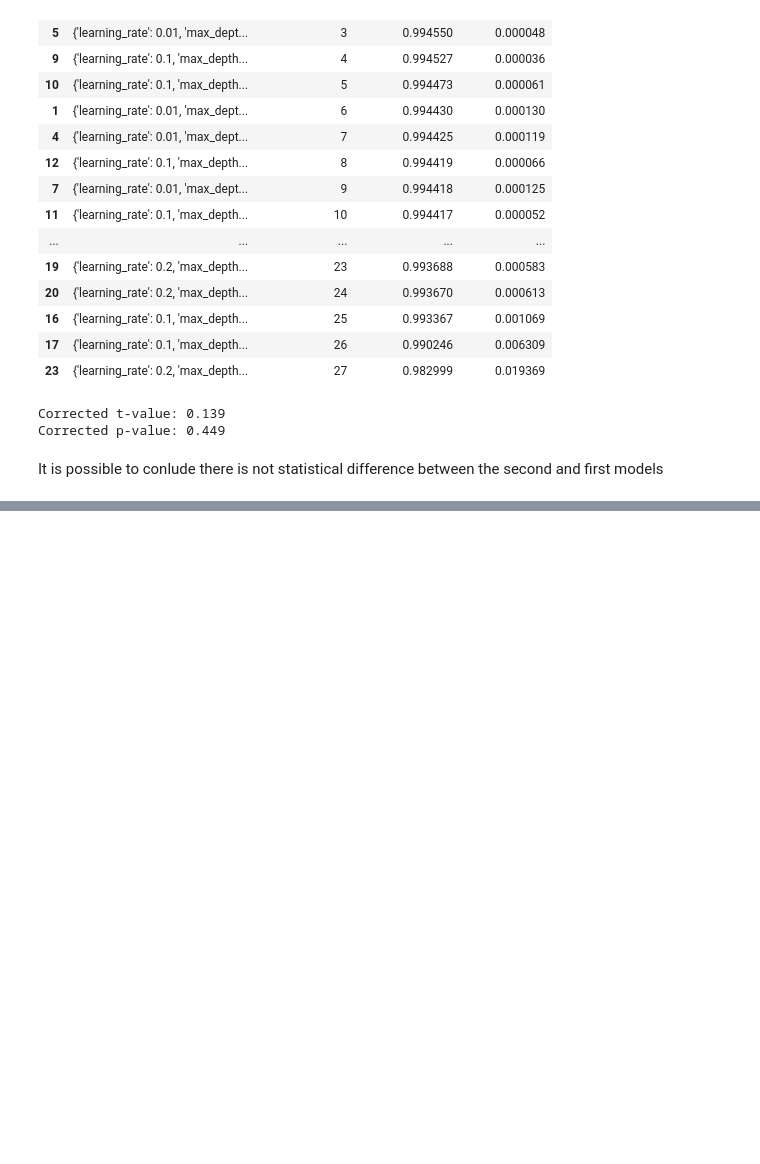
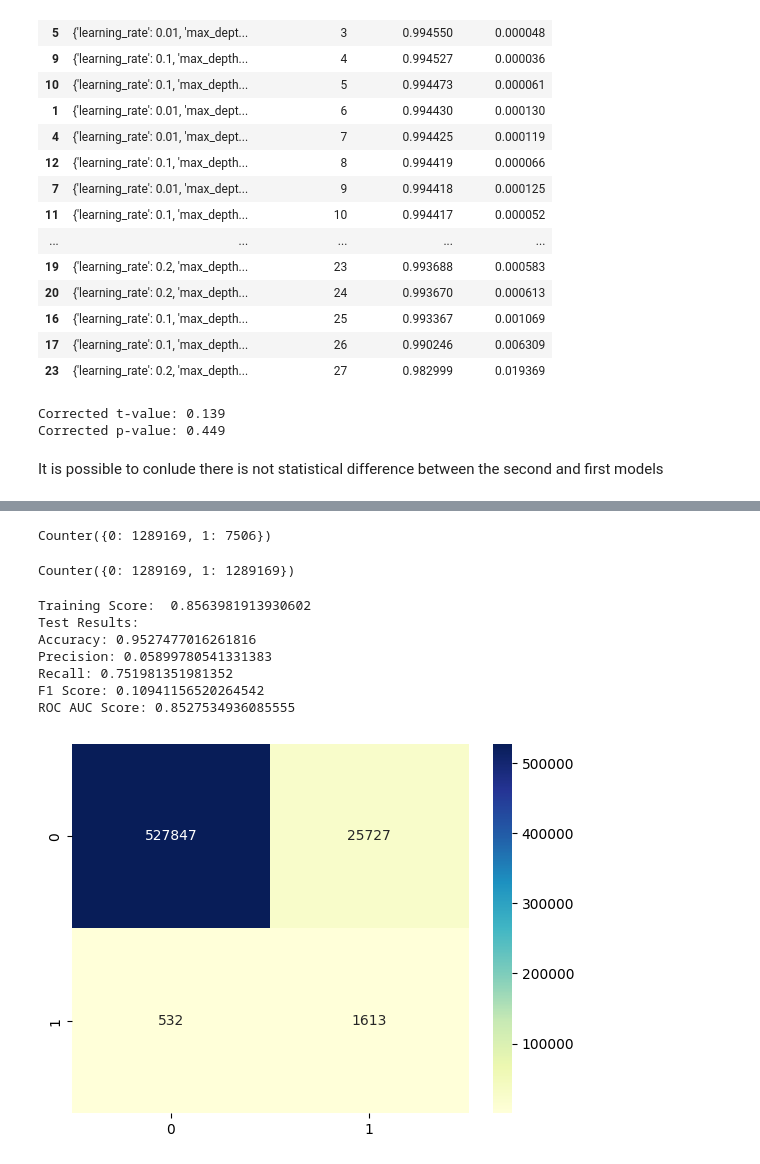
Before and after one commit to TSantosFigueira/CODSOFT, a Jupyter notebook: Credit_card_fraud_detection/fraud_detection.ipynb, the cells around one changed output, grey strips where cells are left out. Cells and saved outputs as stored; diff of their text form; code cells hidden in the pictures; blank space fills up the shorter version.

Commit message:
Added SMOTE balancing
Added comparsion table for the models

```diff
--- a/Credit_card_fraud_detection/fraud_detection.ipynb
+++ b/Credit_card_fraud_detection/fraud_detection.ipynb
@@ -722,0 +728,51 @@ It is possible to conlude there is not statistical difference between the second
+# %%
+print(Counter(y_train))
+# %% [output]
+Counter({0: 1289169, 1: 7506})
+# %%
+X_resampled, y_resampled = SMOTE().fit_resample(X_train, y_train)
+# %%
+print(Counter(y_resampled))
+# %% [output]
+Counter({0: 1289169, 1: 1289169})
+# %%
+results = {}
+# %%
+# logistic regression
+
+lr_model = LogisticRegression(max_iter=1000)
+
+# Train the model
+lr_model.fit(X_resampled, y_resampled)
+# model performance on training data
+print('Training Score: ', lr_model.score(X_resampled, y_resampled))
+
+y_pred = lr_model.predict(X_test)
+
+accuracy = accuracy_score(y_test, y_pred)
+precision = precision_score(y_test, y_pred)
+recall = recall_score(y_test, y_pred)
+f1 = f1_score(y_test, y_pred)
+roc_auc = roc_auc_score(y_test, y_pred)
+
+print("Test Results:")
+print(f'Accuracy: {accuracy}')
+print(f'Precision: {precision}')
+print(f'Recall: {recall}')
+print(f'F1 Score: {f1}')
+print(f'ROC AUC Score: {roc_auc}')
+
+results['Logistic Regression'] = {'Accuracy': accuracy, 'Precision': precision, 'Recall': recall, 'F1': f1, 'ROC AUC Score': roc_auc}
+
+cm = confusion_matrix(y_test, y_pred)
+sns.heatmap(cm, annot=True, fmt='d', cmap="YlGnBu")
+plt.show()
+# %% [output]
+Training Score:  0.8563981913930602
+Test Results:
+Accuracy: 0.9527477016261816
+Precision: 0.05899780541331383
+Recall: 0.751981351981352
+F1 Score: 0.10941156520264542
+ROC AUC Score: 0.8527534936085555
+[figure, added]
```
Also changed, not shown: parts of 9 cells of this notebook.
